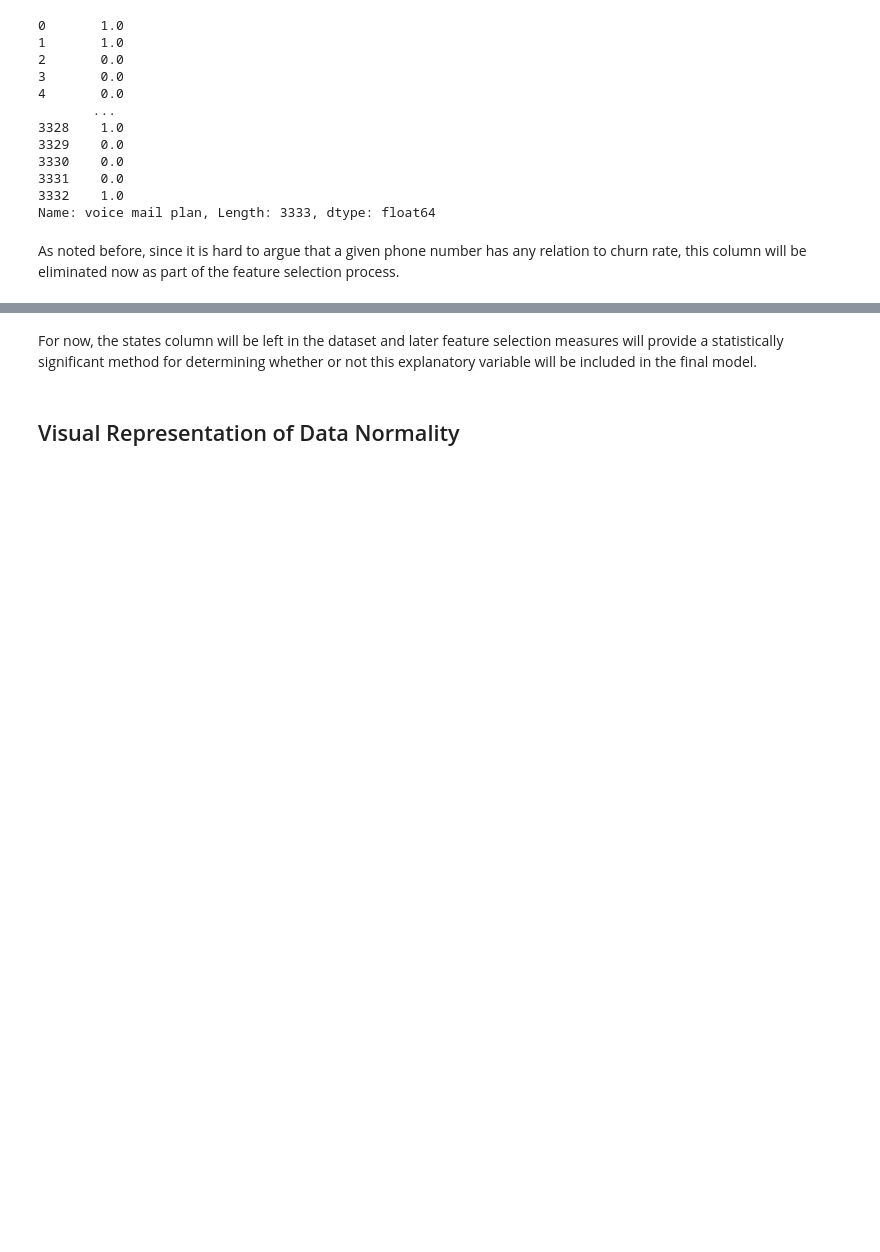
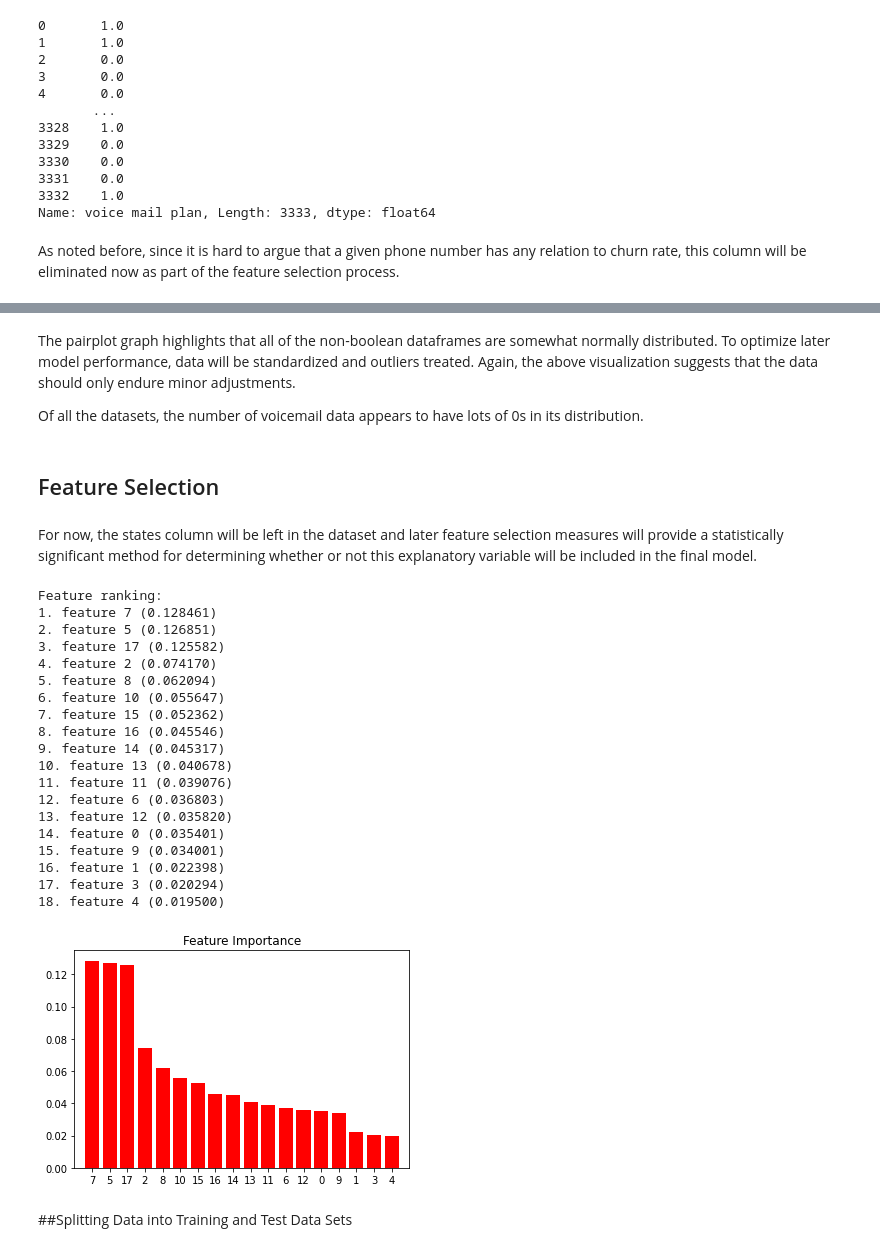
Before and after one commit to jdsmithwes/Telco-Data-Churn, a Jupyter notebook: Module3_project.ipynb, the cells around one changed output, grey strips where cells are left out. Drawn from its saved outputs; the diff is of its cells as text; code cells hidden in the pictures; blank space fills up the shorter version.

```diff
--- a/Module3_project.ipynb
+++ b/Module3_project.ipynb
@@ -105,4 +115,34 @@ Name: state, dtype: int64
+# %% [markdown]
+The pairplot graph highlights that all of the non-boolean dataframes are somewhat normally distributed. To optimize later model performance, data will be standardized and outliers treated. Again, the above visualization suggests that the data should only endure minor adjustments.
+
+Of all the datasets, the number of voicemail data appears to have lots of 0s in its distribution.
+# %% [markdown]
+## Feature Selection
 # %% [markdown]
 For now, the states column will be left in the dataset and later feature selection measures will provide a statistically significant method for determining whether or not this explanatory variable will be included in the final model.
-# %% [markdown]
-## Visual Representation of Data Normality
+# %%
+from scrubbing import bestinputs
+bestinputs(X,y) #must figure out way to include name of dataframe for each feature
+# %% [output]
+Feature ranking:
+1. feature 7 (0.128461)
+2. feature 5 (0.126851)
+3. feature 17 (0.125582)
+4. feature 2 (0.074170)
+5. feature 8 (0.062094)
+6. feature 10 (0.055647)
+7. feature 15 (0.052362)
+8. feature 16 (0.045546)
+9. feature 14 (0.045317)
+10. feature 13 (0.040678)
+11. feature 11 (0.039076)
+12. feature 6 (0.036803)
+13. feature 12 (0.035820)
+14. feature 0 (0.035401)
+15. feature 9 (0.034001)
+16. feature 1 (0.022398)
+17. feature 3 (0.020294)
+18. feature 4 (0.019500)
+[figure, added]
+# %% [markdown]
+##Splitting Data into Training and Test Data Sets
```
Also changed, not shown: parts of 15 cells of this notebook.
